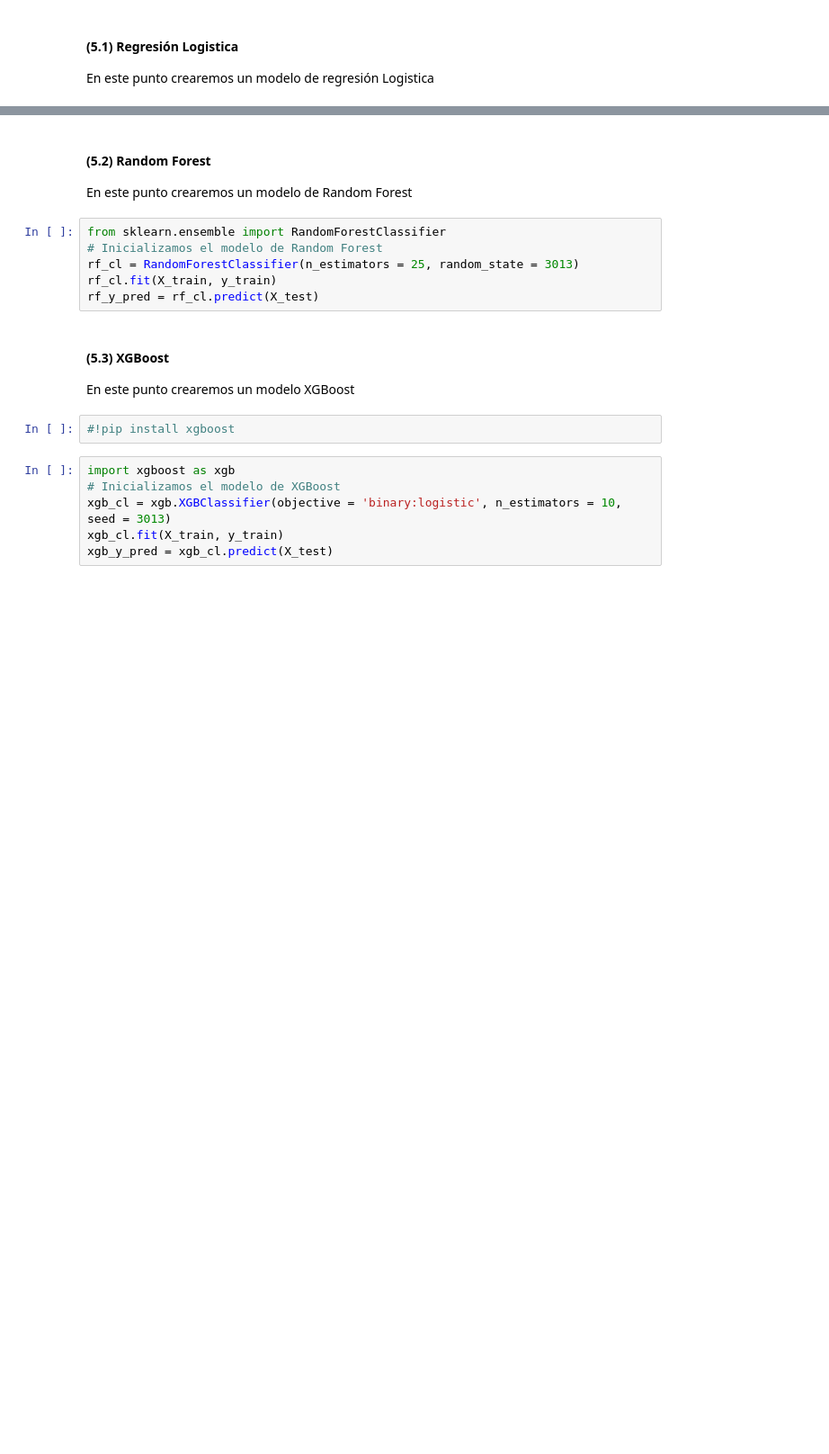
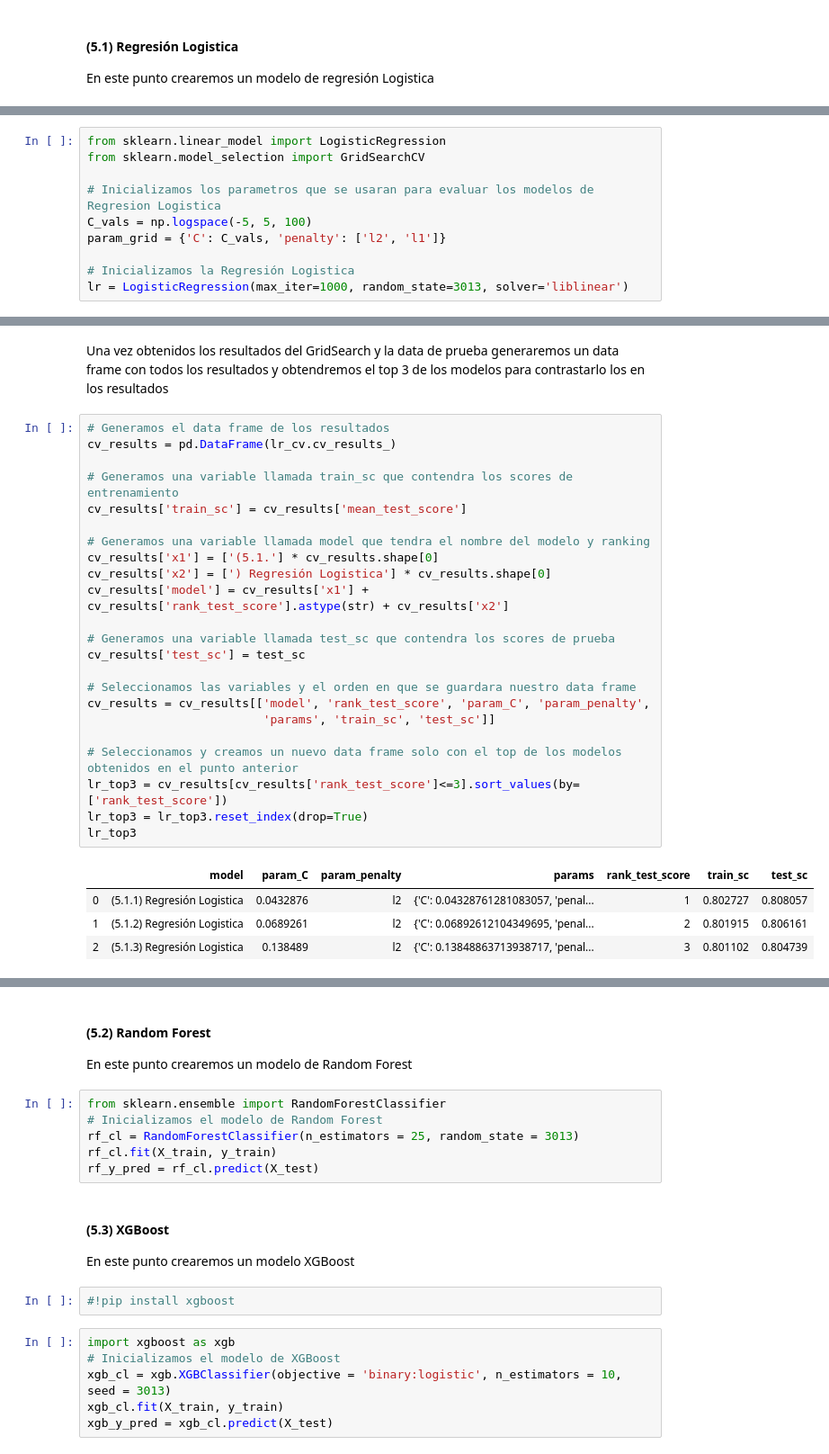
Before and after one commit to jorgeo80/UP_MCD, a Jupyter notebook: MachineLearning/Proyecto/CHURNAnalysis.ipynb, the cells around one changed output, grey strips where cells are left out. Shown: that part at 90% size. Saved outputs shown, nothing was run; the diff lists cells and outputs as text; blank space fills up the shorter version.

```diff
--- a/MachineLearning/Proyecto/CHURNAnalysis.ipynb
+++ b/MachineLearning/Proyecto/CHURNAnalysis.ipynb
@@ -223,0 +231,10 @@ Please also refer to the documentation for alternative solver options:
+# %%
+from sklearn.linear_model import LogisticRegression
+from sklearn.model_selection import GridSearchCV
+
+# Inicializamos los parametros que se usaran para evaluar los modelos de Regresion Logistica
+C_vals = np.logspace(-5, 5, 100)
+param_grid = {'C': C_vals, 'penalty': ['l2', 'l1']}
+
+# Inicializamos la Regresión Logistica
+lr = LogisticRegression(max_iter=1000, random_state=3013, solver='liblinear')
@@ -223,0 +277,30 @@ Please also refer to the documentation for alternative solver options:
+# %% [markdown]
+Una vez obtenidos los resultados del GridSearch y la data de prueba generaremos un data frame con todos los resultados y obtendremos el top 3 de los modelos para contrastarlo los en los resultados
+# %%
+# Generamos el data frame de los resultados
+cv_results = pd.DataFrame(lr_cv.cv_results_)
+
+# Generamos una variable llamada train_sc que contendra los scores de entrenamiento
+cv_results['train_sc'] = cv_results['mean_test_score']
+
+# Generamos una variable llamada model que tendra el nombre del modelo y ranking
+cv_results['x1'] = ['(5.1.'] * cv_results.shape[0]
+cv_results['x2'] = [') Regresión Logistica'] * cv_results.shape[0]
+cv_results['model'] = cv_results['x1'] + cv_results['rank_test_score'].astype(str) + cv_results['x2']
+
+# Generamos una variable llamada test_sc que contendra los scores de prueba
+cv_results['test_sc'] = test_sc
+
+# Seleccionamos las variables y el orden en que se guardara nuestro data frame
+cv_results = cv_results[['model', 'rank_test_score', 'param_C', 'param_penalty',
+                         'params', 'train_sc', 'test_sc']]
+
+# Seleccionamos y creamos un nuevo data frame solo con el top de los modelos obtenidos en el punto anterior
+lr_top3 = cv_results[cv_results['rank_test_score']<=3].sort_values(by=['rank_test_score'])
+lr_top3 = lr_top3.reset_index(drop=True)
+lr_top3
+# %% [output]
+|  | model | param_C | param_penalty | params | rank_test_score | train_sc | test_sc |
+| 0 | (5.1.1) Regresión Logistica | 0.0432876 | l2 | {'C': 0.04328761281083057, 'penal... | 1 | 0.802727 | 0.808057 |
+| 1 | (5.1.2) Regresión Logistica | 0.0689261 | l2 | {'C': 0.06892612104349695, 'penal... | 2 | 0.801915 | 0.806161 |
+| 2 | (5.1.3) Regresión Logistica | 0.138489 | l2 | {'C': 0.13848863713938717, 'penal... | 3 | 0.801102 | 0.804739 |
```
Also changed, not shown: parts of 10 cells of this notebook.
